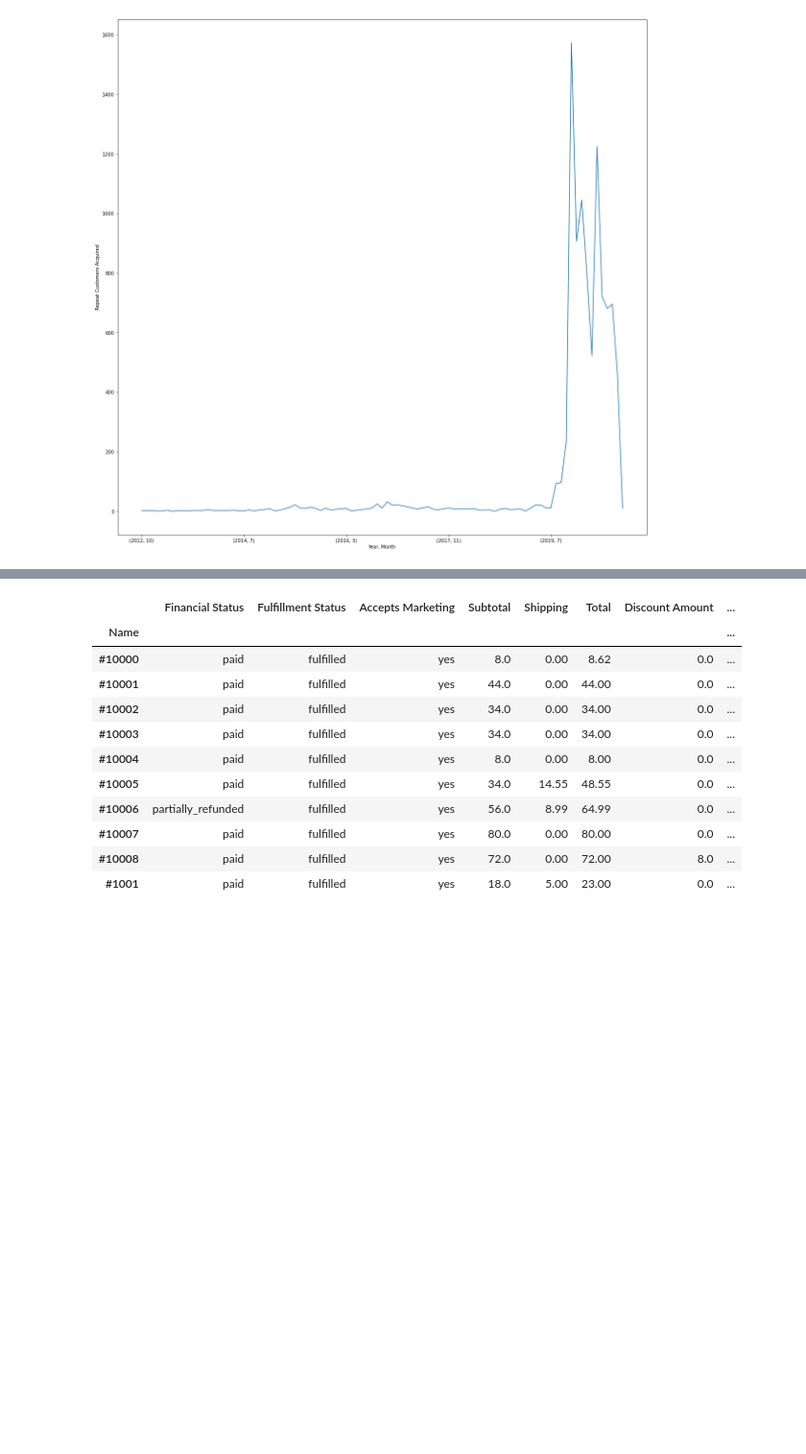
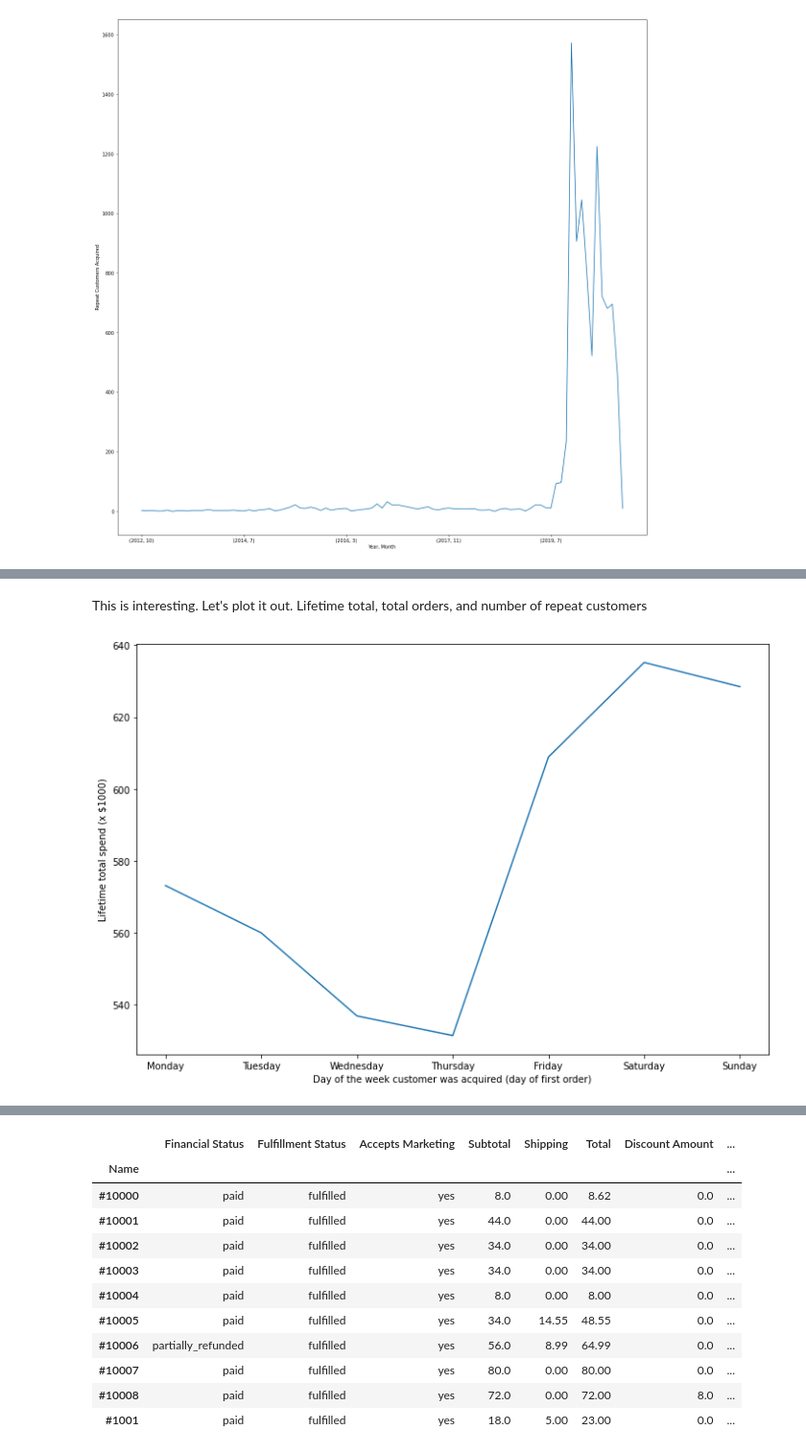
Before and after one commit to shahinrostami/Shopify-CLV, a Jupyter notebook: Cap2_EDA.ipynb, the cells around one changed output, grey strips where cells are left out. Shown at 96% size. Saved outputs shown, nothing was run; the diff lists cells and outputs as text; code cells hidden in the pictures; blank space fills up the shorter version.

```diff
--- a/Cap2_EDA.ipynb
+++ b/Cap2_EDA.ipynb
@@ -167,0 +186,4 @@ This looks almost random over time with a slight downward trend starting at the
+# %%
+days = df.groupby(df["weekday"]).sum()
+days = days.reindex(['Monday', 'Tuesday', 'Wednesday', 'Thursday', 'Friday', 'Saturday', 'Sunday'])
+days
@@ -167,0 +200,9 @@ This looks almost random over time with a slight downward trend starting at the
+# %% [markdown]
+This is interesting. Let's plot it out. Lifetime total, total orders, and number of repeat customers
+# %%
+# plot the total lifetime purchase vs. day of the week
+_ = (days['Life_Total']/1000).plot(kind='line', figsize=(12,8))
+_ = plt.xlabel('Day of the week customer was acquired (day of first order)')
+_ = plt.ylabel('Lifetime total spend (x $1000)')
+# %% [output]
+[figure, added]
```
Also changed, not shown: parts of 70 cells of this notebook.
